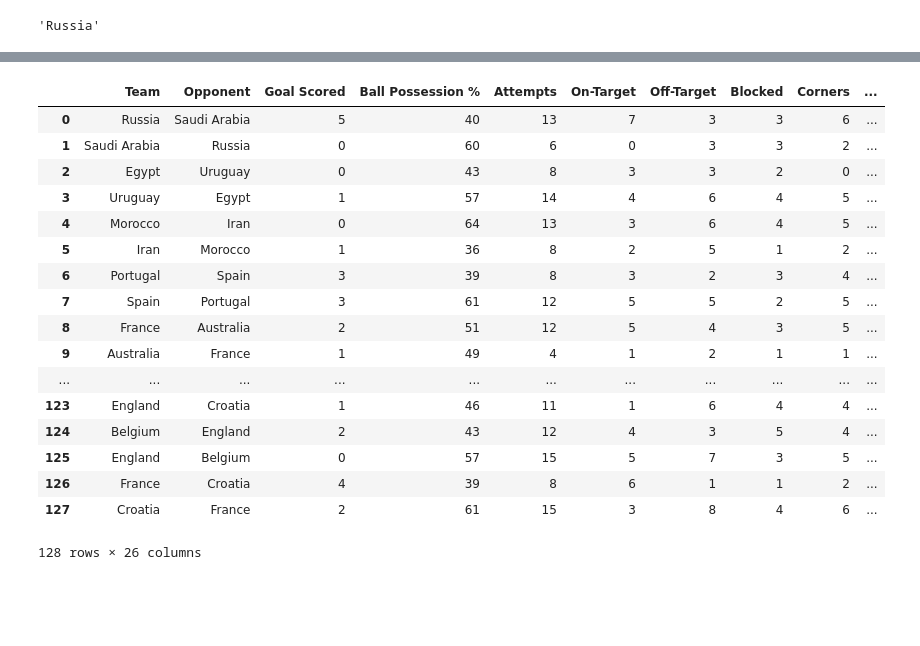
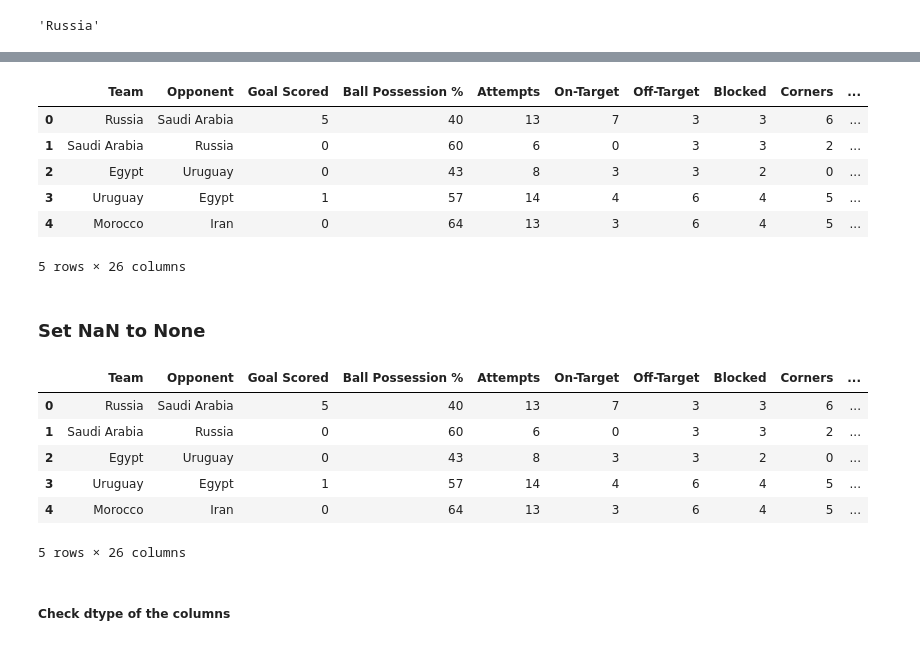
Before and after one commit to HarshavardhanK/DSC, a Jupyter notebook: TaskPhase/DSCTaskPhase1.ipynb, the cells around one changed output, grey strips where cells are left out. Saved outputs shown, nothing was run; the diff lists cells and outputs as text; code cells hidden in the pictures; blank space fills up the shorter version.

```diff
--- a/TaskPhase/DSCTaskPhase1.ipynb
+++ b/TaskPhase/DSCTaskPhase1.ipynb
@@ -163,25 +87,16 @@ list(data)
  'Own goals',
  'Own goal Time']
 # %%
-data.drop('Date', inplace=True,caxis=1)
+data.drop('Date', inplace=True,axis=1)
 # %%
-data
+data.head()
 # %% [output]
 |  | Team | Opponent | Goal Scored | Ball Possession % | Attempts | On-Target | Off-Target | Blocked | Corners | ... |
 | 0 | Russia | Saudi Arabia | 5 | 40 | 13 | 7 | 3 | 3 | 6 | ... |
 | 1 | Saudi Arabia | Russia | 0 | 60 | 6 | 0 | 3 | 3 | 2 | ... |
 | 2 | Egypt | Uruguay | 0 | 43 | 8 | 3 | 3 | 2 | 0 | ... |
 | 3 | Uruguay | Egypt | 1 | 57 | 14 | 4 | 6 | 4 | 5 | ... |
 | 4 | Morocco | Iran | 0 | 64 | 13 | 3 | 6 | 4 | 5 | ... |
-| 5 | Iran | Morocco | 1 | 36 | 8 | 2 | 5 | 1 | 2 | ... |
-| 6 | Portugal | Spain | 3 | 39 | 8 | 3 | 2 | 3 | 4 | ... |
-| 7 | Spain | Portugal | 3 | 61 | 12 | 5 | 5 | 2 | 5 | ... |
-| 8 | France | Australia | 2 | 51 | 12 | 5 | 4 | 3 | 5 | ... |
-| 9 | Australia | France | 1 | 49 | 4 | 1 | 2 | 1 | 1 | ... |
-| ... | ... | ... | ... | ... | ... | ... | ... | ... | ... | ... |
-| 123 | England | Croatia | 1 | 46 | 11 | 1 | 6 | 4 | 4 | ... |
-| 124 | Belgium | England | 2 | 43 | 12 | 4 | 3 | 5 | 4 | ... |
-| 125 | England | Belgium | 0 | 57 | 15 | 5 | 7 | 3 | 5 | ... |
-| 126 | France | Croatia | 4 | 39 | 8 | 6 | 1 | 1 | 2 | ... |
-| 127 | Croatia | France | 2 | 61 | 15 | 3 | 8 | 4 | 6 | ... |
-128 rows × 26 columns
+5 rows × 26 columns
+# %% [markdown]
+### Set NaN to None
@@ -187,0 +105,10 @@ data
+# %%
+data.head()
+# %% [output]
+|  | Team | Opponent | Goal Scored | Ball Possession % | Attempts | On-Target | Off-Target | Blocked | Corners | ... |
+| 0 | Russia | Saudi Arabia | 5 | 40 | 13 | 7 | 3 | 3 | 6 | ... |
+| 1 | Saudi Arabia | Russia | 0 | 60 | 6 | 0 | 3 | 3 | 2 | ... |
+| 2 | Egypt | Uruguay | 0 | 43 | 8 | 3 | 3 | 2 | 0 | ... |
+| 3 | Uruguay | Egypt | 1 | 57 | 14 | 4 | 6 | 4 | 5 | ... |
+| 4 | Morocco | Iran | 0 | 64 | 13 | 3 | 6 | 4 | 5 | ... |
+5 rows × 26 columns
@@ -187,0 +118,2 @@ data
+# %% [markdown]
+##### Check dtype of the columns
```
Also changed, not shown: parts of 43 cells of this notebook, 1 other file.
